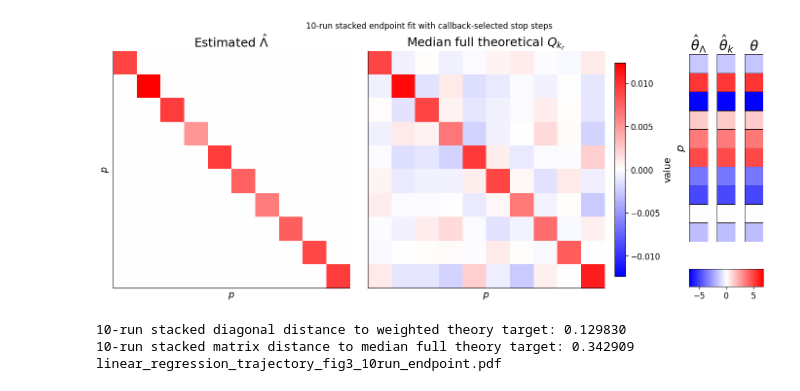
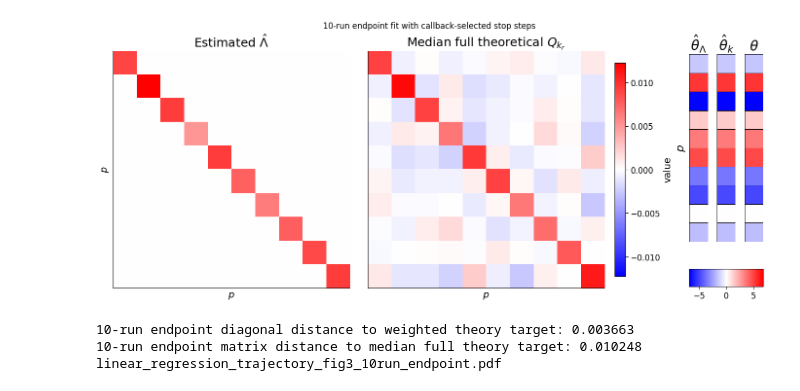
Before and after one commit to jrudoler/estimating-implicit-regularization, a Jupyter notebook: notebooks/linear-regression-trajectory.ipynb, the cells around one changed output. Saved outputs shown, nothing was run; the diff lists cells and outputs as text; code cells hidden in the pictures.

```diff
--- a/notebooks/linear-regression-trajectory.ipynb
+++ b/notebooks/linear-regression-trajectory.ipynb
@@ -348,37 +438,35 @@ For the stacked diagonal estimator, the exact least-squares target is the per-co
 where `\lambda^{(r)} = diag(Q_{k_r})` is the theory for run `r` at its own callback-selected stop step.
 # %%
 theta_endpoints = torch.stack([run["model_theta"] for run in run_data])
-update_endpoints = torch.stack(
-    [run["update"][run["stop_step"] - 1] for run in run_data]
-)
+endpoint_targets = torch.stack([run["neg_grad_stop"] for run in run_data])
 Q_theory_points = torch.stack([run["Q_theory_stop"] for run in run_data])
 lambda_theory_points = torch.stack([run["lambda_theory_stop"] for run in run_data])
 
-lambda_runs10 = fit_diag_from_updates(theta_endpoints, update_endpoints)
+lambda_runs10 = fit_diag_from_endpoints(theta_endpoints, endpoint_targets, NUM_RUNS)
 Q_runs10_est = torch.diag(lambda_runs10)
 lambda_theory_runs10 = weighted_theory_diag(theta_endpoints, lambda_theory_points)
 Q_theory_runs10_visual = torch.quantile(Q_theory_points, 0.5, dim=0)
 dist_runs10_diag = relative_distance(lambda_runs10, lambda_theory_runs10)
 dist_runs10_matrix = matrix_relative_distance(Q_runs10_est, Q_theory_runs10_visual)
 
 fig_runs_path = FIG_DIR / "linear_regression_trajectory_fig3_10run_endpoint.pdf"
 _ = plot_endpoint_comparison(
     Q_est=Q_runs10_est,
     Q_theory=Q_theory_runs10_visual,
     X=X,
     y=single["y"],
     theta_hat=single["model_theta"],
     theta_true=single["beta"],
     out_path=fig_runs_path,
-    title="10-run stacked endpoint fit with callback-selected stop steps",
+    title="10-run endpoint fit with callback-selected stop steps",
     theory_panel_title="Median full theoretical $Q_{k_r}$",
 )
 
-print(f"10-run stacked diagonal distance to weighted theory target: {dist_runs10_diag:.6f}")
-print(f"10-run stacked matrix distance to median full theory target: {dist_runs10_matrix:.6f}")
+print(f"10-run endpoint diagonal distance to weighted theory target: {dist_runs10_diag:.6f}")
+print(f"10-run endpoint matrix distance to median full theory target: {dist_runs10_matrix:.6f}")
 print(fig_runs_path.name)
 # %% [output]
-[figure, old version]
+[figure, new version]
-10-run stacked diagonal distance to weighted theory target: 0.129830
-10-run stacked matrix distance to median full theory target: 0.342909
+10-run endpoint diagonal distance to weighted theory target: 0.003663
+10-run endpoint matrix distance to median full theory target: 0.010248
 linear_regression_trajectory_fig3_10run_endpoint.pdf
```
Also changed, not shown: parts of 16 cells of this notebook, 15 other files.
